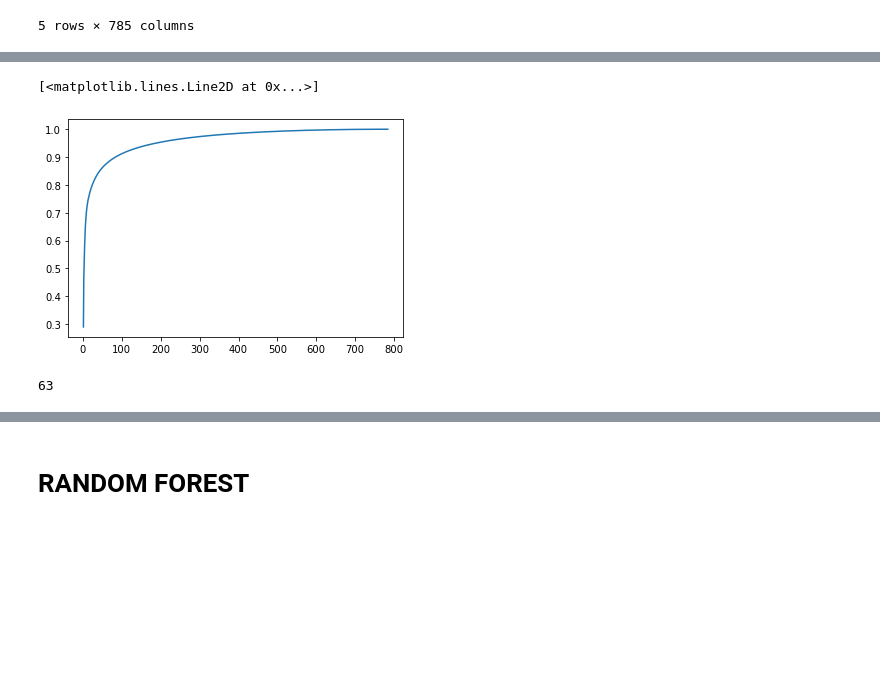
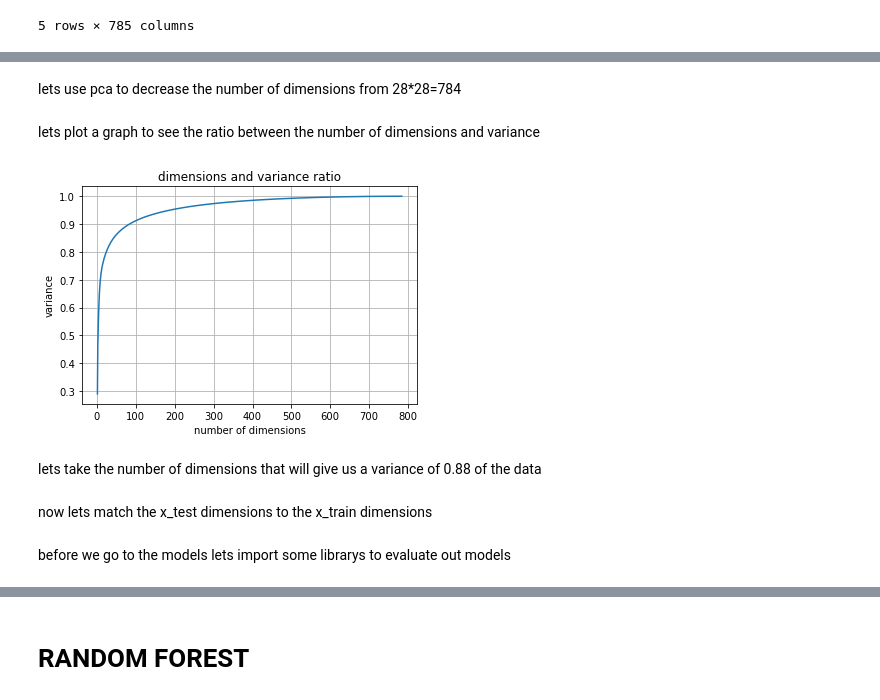
Before and after one commit to Matan-Hodadov/Fashion-mnist, a Jupyter notebook: FMN_work.ipynb, the cells around one changed output, grey strips where cells are left out. Drawn from its saved outputs; the diff is of its cells as text; code cells hidden in the pictures; blank space fills up the shorter version.

```diff
--- a/FMN_work.ipynb
+++ b/FMN_work.ipynb
@@ -113,21 +143,31 @@ X_train = df_train.drop('label', 1)
 y_test = df_test['label']
 
 X_test = df_test.drop('label', 1)
+# %% [markdown]
+lets use pca to decrease the number of dimensions from 28*28=784
+# %% [markdown]
+lets plot a graph to see the ratio between the number of dimensions and variance
 # %%
 from sklearn.decomposition import PCA
 
 pca = PCA()
 pca.fit(X_train)
 cumsum = np.cumsum(pca.explained_variance_ratio_)
 x = np.arange(1, len(cumsum)+1)
 plt.plot(x, cumsum)
+plt.xlabel('number of dimensions')
+plt.ylabel('variance')
+plt.title('dimensions and variance ratio')
+plt.grid(True)
+plt.show()
 # %% [output]
-[<matplotlib.lines.Line2D at 0x...>]
-[figure, old version]
+[figure, new version]
+# %% [markdown]
+lets take the number of dimensions that will give us a variance of 0.88 of the data
 # %%
 pca = PCA(n_components=0.88)
 X_train_reduced = pca.fit_transform(X_train)
-len(pca.singular_values_)
+d = len(pca.singular_values_)
-# %% [output]
-63
+# %% [markdown]
+now lets match the x_test dimensions to the x_train dimensions
 # %%
@@ -135,4 +175,6 @@ pca = PCA(n_components=63)
 X_test_reduced = pca.fit_transform(X_test)
+# %% [markdown]
+before we go to the models lets import some librarys to evaluate out models
 # %%
 from sklearn import metrics
 from sklearn.metrics import classification_report,confusion_matrix
```
Also changed, not shown: parts of 31 cells of this notebook.
